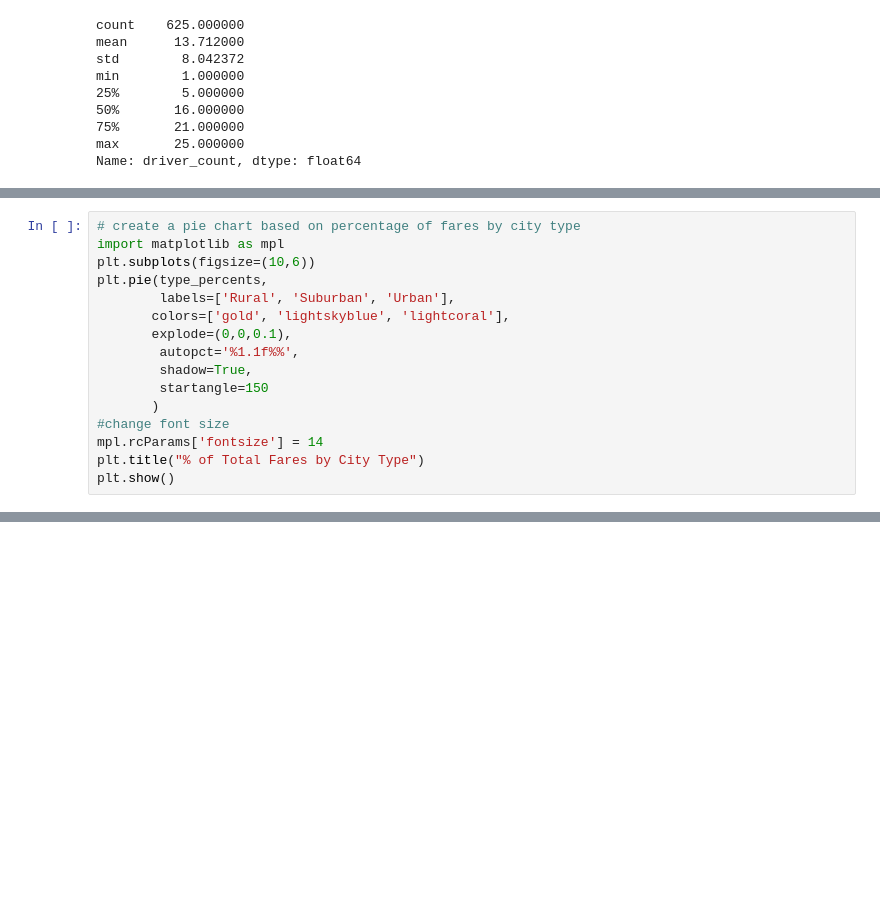
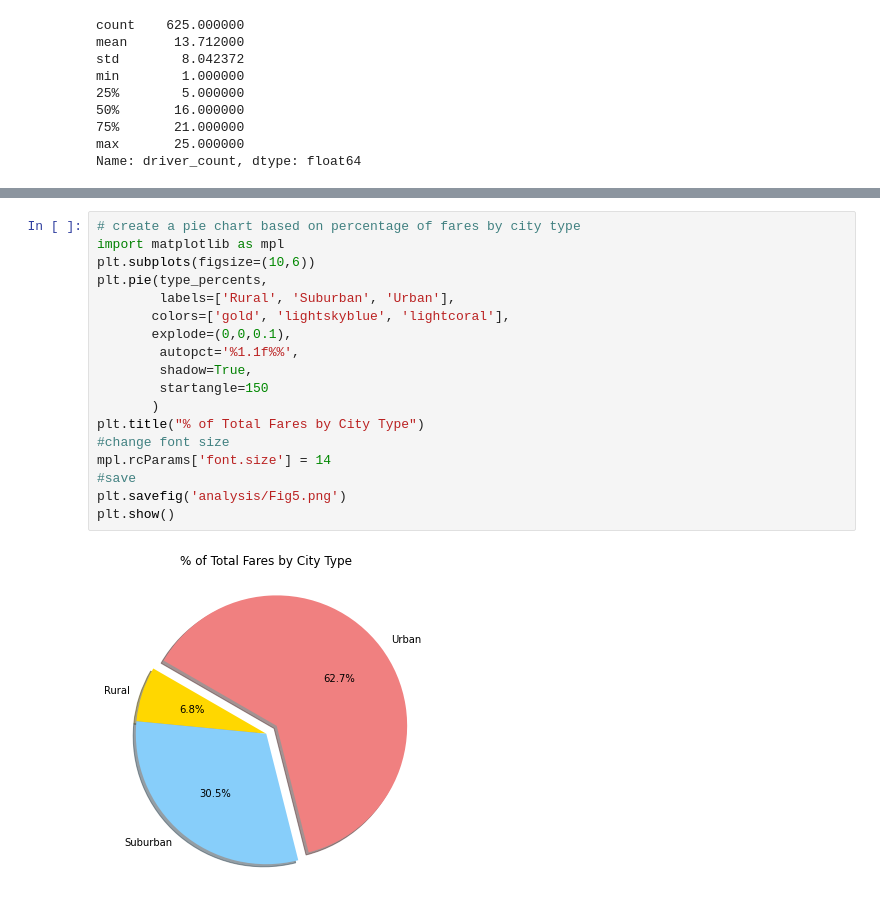
Before and after one commit to LiShanDa2021/PyBer_Analysis, a Jupyter notebook: PyBer.ipynb, the cells around one changed output, grey strips where cells are left out. Saved outputs shown, nothing was run; the diff lists cells and outputs as text; blank space fills up the shorter version.

```diff
--- a/PyBer.ipynb
+++ b/PyBer.ipynb
@@ -1000,16 +892,0 @@ Name: fare, dtype: float64
-# %%
-# create a pie chart based on percentage of fares by city type
-import matplotlib as mpl
-plt.subplots(figsize=(10,6))
-plt.pie(type_percents,
-        labels=['Rural', 'Suburban', 'Urban'],
-       colors=['gold', 'lightskyblue', 'lightcoral'],
-       explode=(0,0,0.1),
-        autopct='%1.1f%%',
-        shadow=True,
-        startangle=150
-       )
-#change font size
-mpl.rcParams['fontsize'] = 14
-plt.title("% of Total Fares by City Type")
-plt.show()
@@ -1017,0 +994,20 @@ plt.show()
+# %%
+# create a pie chart based on percentage of fares by city type
+import matplotlib as mpl
+plt.subplots(figsize=(10,6))
+plt.pie(type_percents,
+        labels=['Rural', 'Suburban', 'Urban'],
+       colors=['gold', 'lightskyblue', 'lightcoral'],
+       explode=(0,0,0.1),
+        autopct='%1.1f%%',
+        shadow=True,
+        startangle=150
+       )
+plt.title("% of Total Fares by City Type")
+#change font size
+mpl.rcParams['font.size'] = 14
+#save
+plt.savefig('analysis/Fig5.png')
+plt.show()
+# %% [output]
+[figure, added]
```
Also changed, not shown: parts of 19 cells of this notebook, 2 other files.
